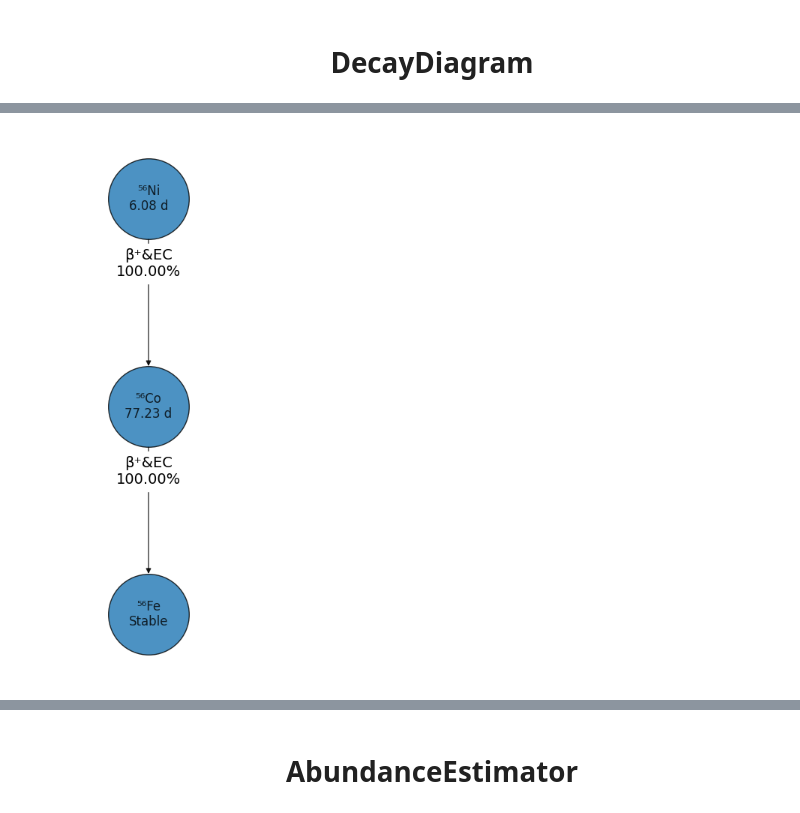
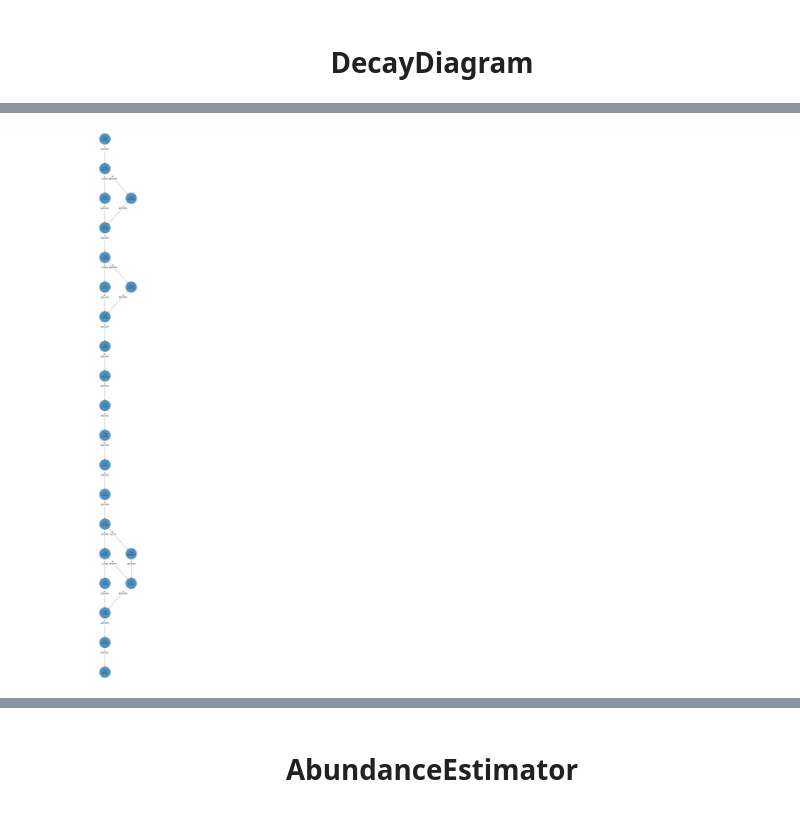
Before and after one commit to nudca-code/NuDCA, a Jupyter notebook: examples/io.ipynb, the cells around one changed output, grey strips where cells are left out. Cells and saved outputs as stored; diff of their text form; code cells hidden in the pictures.

```diff
--- a/examples/io.ipynb
+++ b/examples/io.ipynb
@@ -53,8 +76,11 @@ decay_diagram = DecayDiagram(decay_database)
 # %%
-nuclide = 'Ni56'
+
+nuclide = 'Es-253'
 fig, axes = decay_diagram.plot_decay_chains(nuclide)
 fig.tight_layout()
+
+# fig.savefig(Path.cwd().resolve().parent.joinpath(f'plots/figures/DecayChains_{nuclide}.png'), dpi=300)
 # fig.savefig('/home/yolo/NutstoreFiles/MYDOC/WEB/NuDCA/static/images/Tutorial/DecayChains_Ni56.png', dpi=150)
 # %% [output]
-[figure, old version]
+[figure, new version]
 # %%
```
Also changed, not shown: parts of 6 cells of this notebook, 42 other files.
